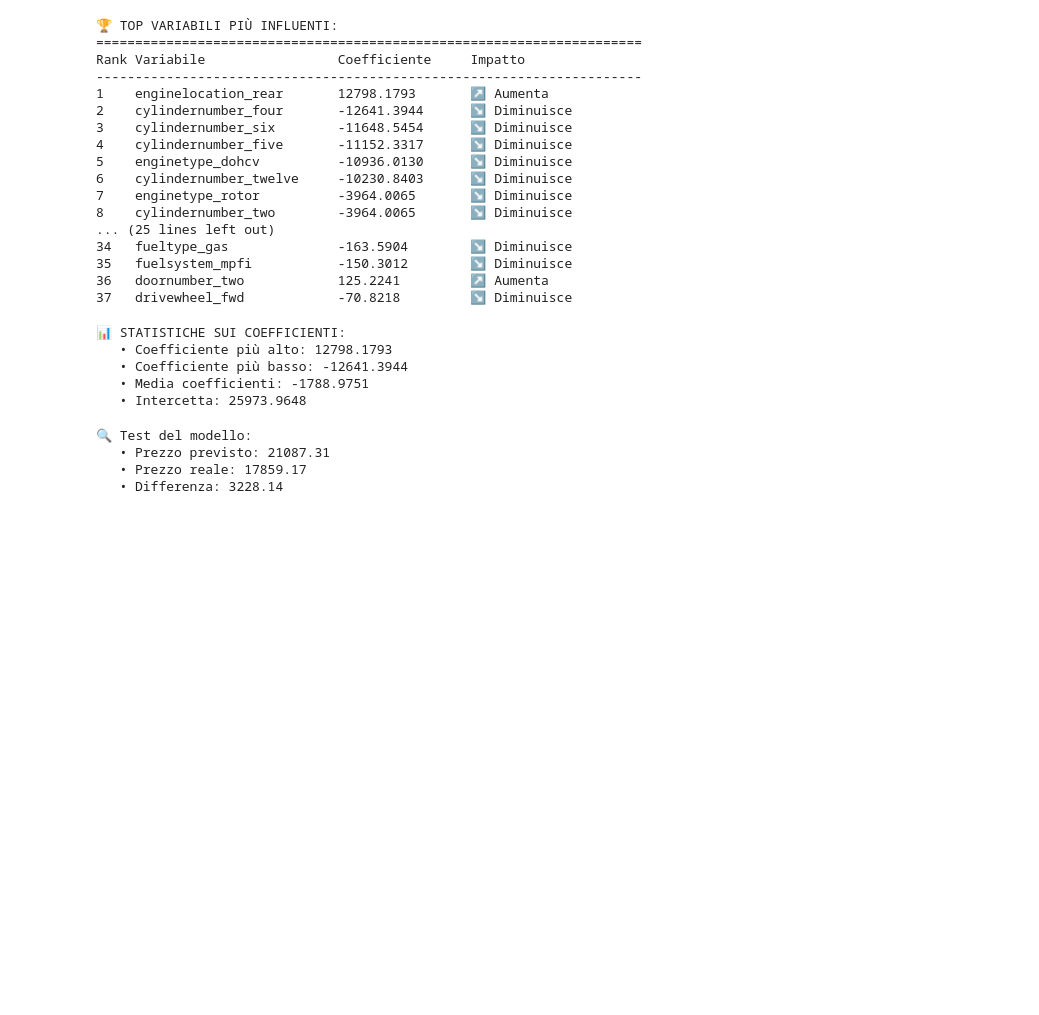
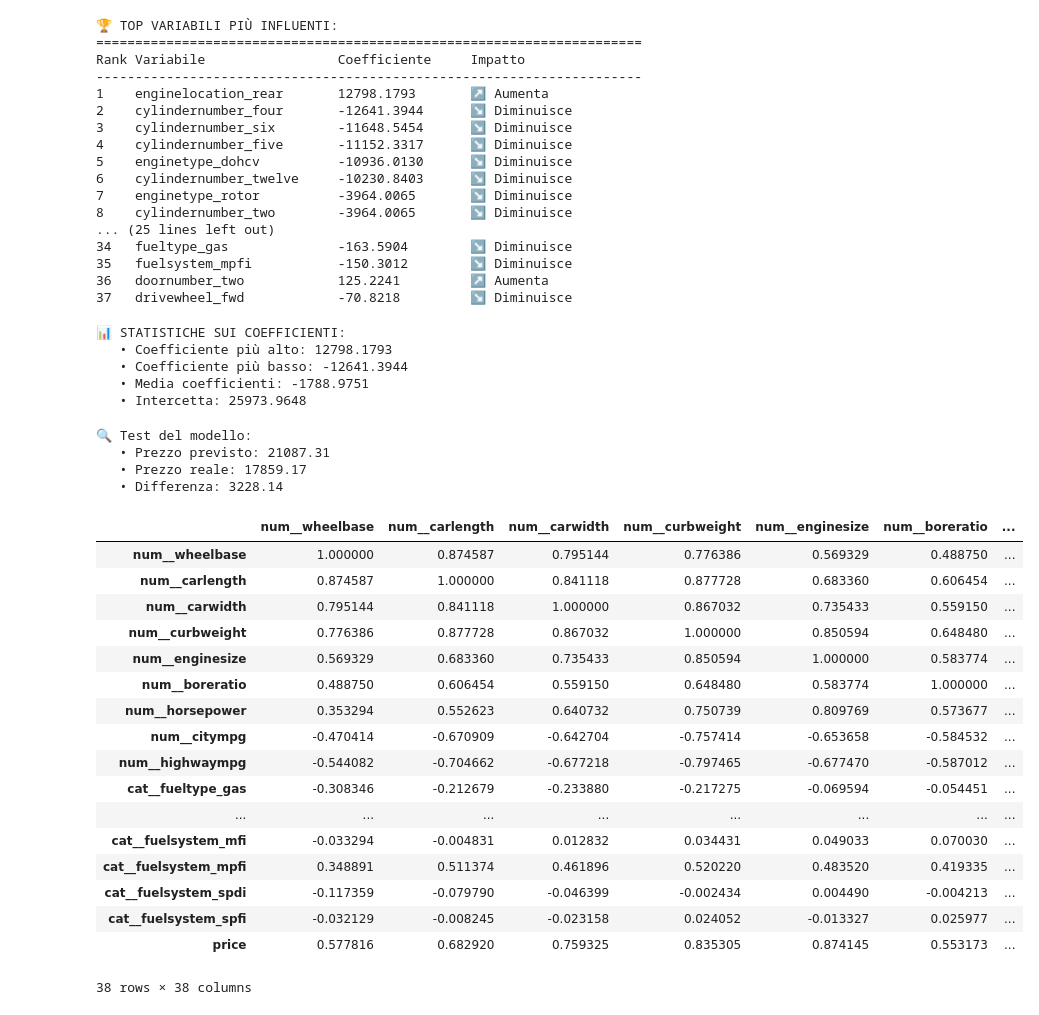
Before and after one commit to nh-spipitone/DataAnalyst-course, a Jupyter notebook: Studenti/GiovanniBartolini/Giorno13/regressione_multipla_macchine.ipynb, the cells around one changed output. Cells and saved outputs as stored; diff of their text form; code cells hidden in the pictures; blank space fills up the shorter version.

```diff
--- a/Studenti/GiovanniBartolini/Giorno13/regressione_multipla_macchine.ipynb
+++ b/Studenti/GiovanniBartolini/Giorno13/regressione_multipla_macchine.ipynb
@@ -309,3 +309,33 @@ print(f"   • Differenza: {abs(predicted_price - actual_price):.2f}")
    • Prezzo previsto: 21087.31
    • Prezzo reale: 17859.17
    • Differenza: 3228.14
+# %%
+# Trasforma X con il preprocessor
+X_transformed = model.named_steps['preprocessor'].transform(X)
+# Crea un DataFrame con i nomi delle feature
+feature_names = model.named_steps['preprocessor'].get_feature_names_out()
+X_df = pd.DataFrame(X_transformed, columns=feature_names)
+# Aggiungi la variabile target
+X_df['price'] = y
+# Calcola la correlazione
+correlation = X_df.corr()
+display(correlation)
+# %% [output]
+|  | num__wheelbase | num__carlength | num__carwidth | num__curbweight | num__enginesize | num__boreratio | ... |
+| num__wheelbase | 1.000000 | 0.874587 | 0.795144 | 0.776386 | 0.569329 | 0.488750 | ... |
+| num__carlength | 0.874587 | 1.000000 | 0.841118 | 0.877728 | 0.683360 | 0.606454 | ... |
+| num__carwidth | 0.795144 | 0.841118 | 1.000000 | 0.867032 | 0.735433 | 0.559150 | ... |
+| num__curbweight | 0.776386 | 0.877728 | 0.867032 | 1.000000 | 0.850594 | 0.648480 | ... |
+| num__enginesize | 0.569329 | 0.683360 | 0.735433 | 0.850594 | 1.000000 | 0.583774 | ... |
+| num__boreratio | 0.488750 | 0.606454 | 0.559150 | 0.648480 | 0.583774 | 1.000000 | ... |
+| num__horsepower | 0.353294 | 0.552623 | 0.640732 | 0.750739 | 0.809769 | 0.573677 | ... |
+| num__citympg | -0.470414 | -0.670909 | -0.642704 | -0.757414 | -0.653658 | -0.584532 | ... |
+| num__highwaympg | -0.544082 | -0.704662 | -0.677218 | -0.797465 | -0.677470 | -0.587012 | ... |
+| cat__fueltype_gas | -0.308346 | -0.212679 | -0.233880 | -0.217275 | -0.069594 | -0.054451 | ... |
+| ... | ... | ... | ... | ... | ... | ... | ... |
+| cat__fuelsystem_mfi | -0.033294 | -0.004831 | 0.012832 | 0.034431 | 0.049033 | 0.070030 | ... |
+| cat__fuelsystem_mpfi | 0.348891 | 0.511374 | 0.461896 | 0.520220 | 0.483520 | 0.419335 | ... |
+| cat__fuelsystem_spdi | -0.117359 | -0.079790 | -0.046399 | -0.002434 | 0.004490 | -0.004213 | ... |
+| cat__fuelsystem_spfi | -0.032129 | -0.008245 | -0.023158 | 0.024052 | -0.013327 | 0.025977 | ... |
+| price | 0.577816 | 0.682920 | 0.759325 | 0.835305 | 0.874145 | 0.553173 | ... |
+38 rows × 38 columns
```
Also changed, not shown: parts of 3 cells of this notebook.
